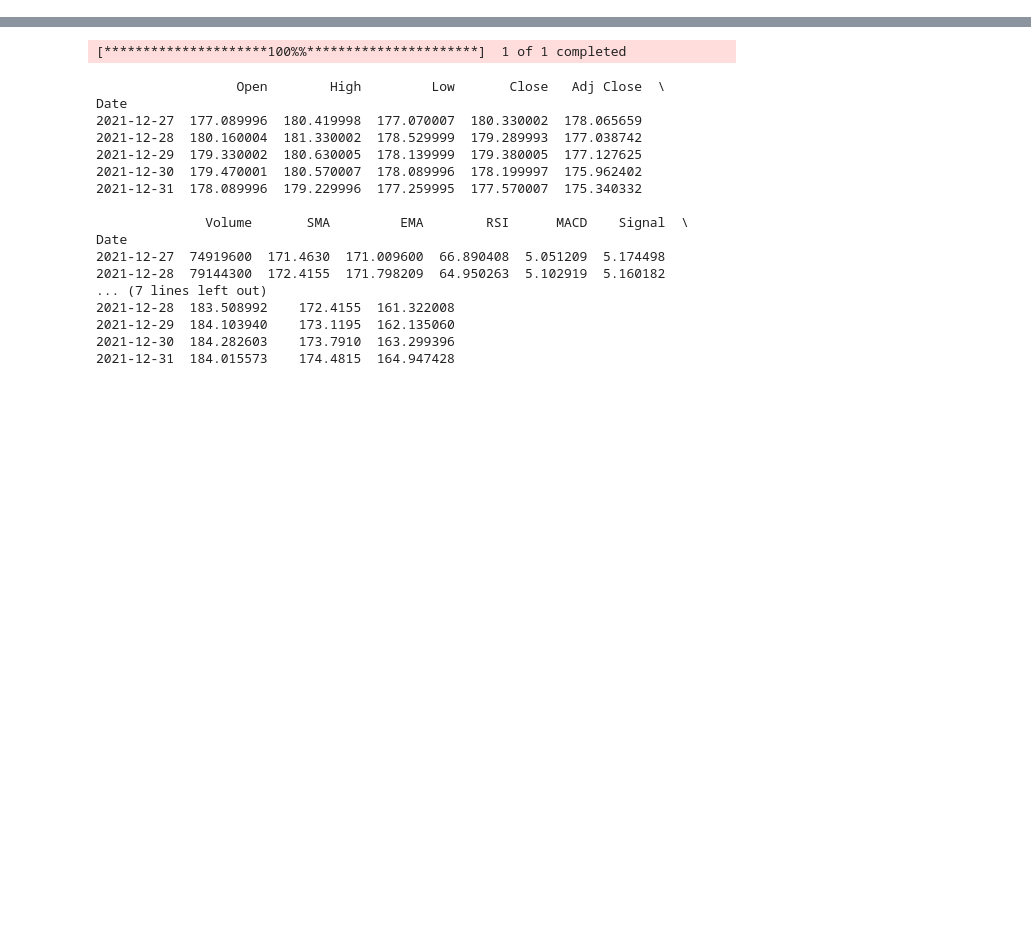
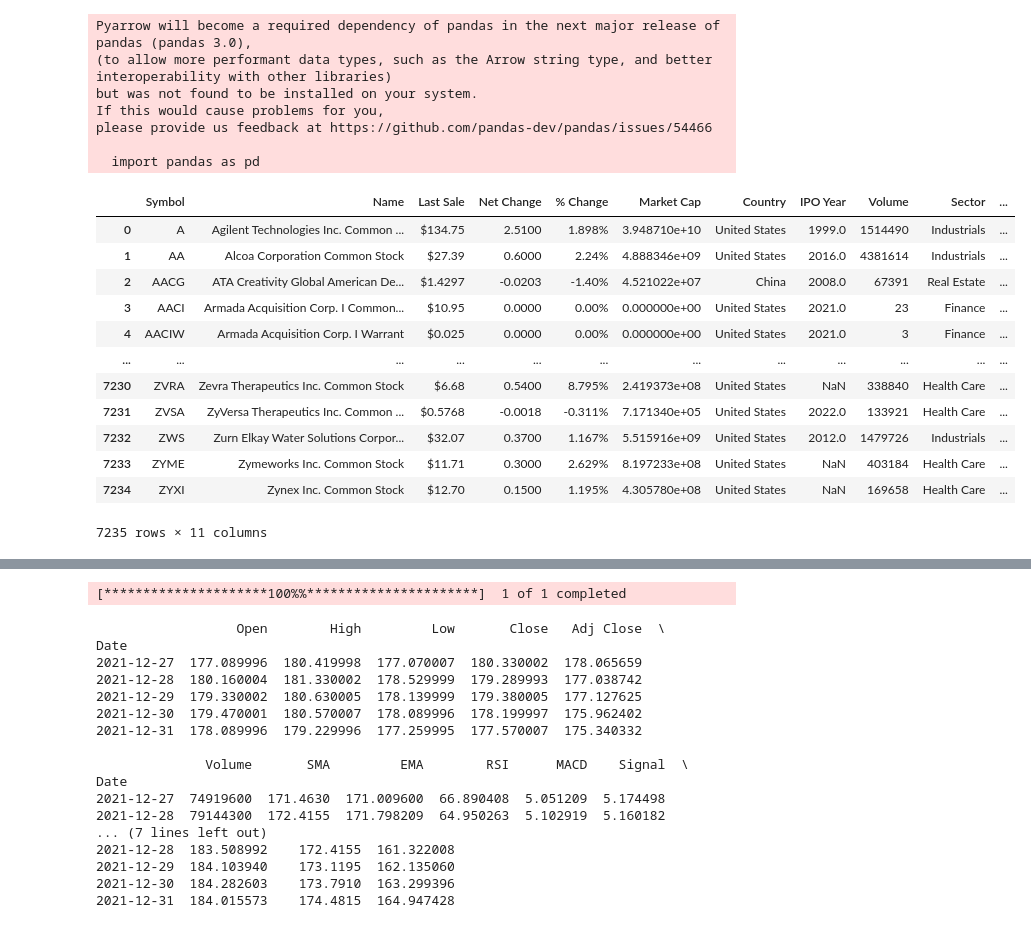
Before and after one commit to YannSko/Desk_App, a Jupyter notebook: Data/APIs/API_Yfinance.ipynb, the cells around one changed output, grey strips where cells are left out. Drawn from its saved outputs; the diff is of its cells as text; code cells hidden in the pictures; blank space fills up the shorter version.

```diff
--- a/Data/APIs/API_Yfinance.ipynb
+++ b/Data/APIs/API_Yfinance.ipynb
@@ -14,0 +11,31 @@ print(info)
+# %%
+import pandas as pd
+import yfinance as yf
+import json
+
+# Lire le DataFrame depuis le fichier CSV
+df = pd.read_csv("nasdaq_screener_1708057294539.csv")
+
+list_symbol=df['Symbol']
+print(list_symbol)
+# %% [output]
+Pyarrow will become a required dependency of pandas in the next major release of pandas (pandas 3.0),
+(to allow more performant data types, such as the Arrow string type, and better interoperability with other libraries)
+but was not found to be installed on your system.
+If this would cause problems for you,
+please provide us feedback at https://github.com/pandas-dev/pandas/issues/54466
+
+  import pandas as pd
+|  | Symbol | Name | Last Sale | Net Change | % Change | Market Cap | Country | IPO Year | Volume | Sector | ... |
+| 0 | A | Agilent Technologies Inc. Common ... | $134.75 | 2.5100 | 1.898% | 3.948710e+10 | United States | 1999.0 | 1514490 | Industrials | ... |
+| 1 | AA | Alcoa Corporation Common Stock | $27.39 | 0.6000 | 2.24% | 4.888346e+09 | United States | 2016.0 | 4381614 | Industrials | ... |
+| 2 | AACG | ATA Creativity Global American De... | $1.4297 | -0.0203 | -1.40% | 4.521022e+07 | China | 2008.0 | 67391 | Real Estate | ... |
+| 3 | AACI | Armada Acquisition Corp. I Common... | $10.95 | 0.0000 | 0.00% | 0.000000e+00 | United States | 2021.0 | 23 | Finance | ... |
+| 4 | AACIW | Armada Acquisition Corp. I Warrant | $0.025 | 0.0000 | 0.00% | 0.000000e+00 | United States | 2021.0 | 3 | Finance | ... |
+| ... | ... | ... | ... | ... | ... | ... | ... | ... | ... | ... | ... |
+| 7230 | ZVRA | Zevra Therapeutics Inc. Common Stock | $6.68 | 0.5400 | 8.795% | 2.419373e+08 | United States | NaN | 338840 | Health Care | ... |
+| 7231 | ZVSA | ZyVersa Therapeutics Inc. Common ... | $0.5768 | -0.0018 | -0.311% | 7.171340e+05 | United States | 2022.0 | 133921 | Health Care | ... |
+| 7232 | ZWS | Zurn Elkay Water Solutions Corpor... | $32.07 | 0.3700 | 1.167% | 5.515916e+09 | United States | 2012.0 | 1479726 | Industrials | ... |
+| 7233 | ZYME | Zymeworks Inc. Common Stock | $11.71 | 0.3000 | 2.629% | 8.197233e+08 | United States | NaN | 403184 | Health Care | ... |
+| 7234 | ZYXI | Zynex Inc. Common Stock | $12.70 | 0.1500 | 1.195% | 4.305780e+08 | United States | NaN | 169658 | Health Care | ... |
+7235 rows × 11 columns
```
Also changed, not shown: parts of 9 cells of this notebook, 38 other files.
